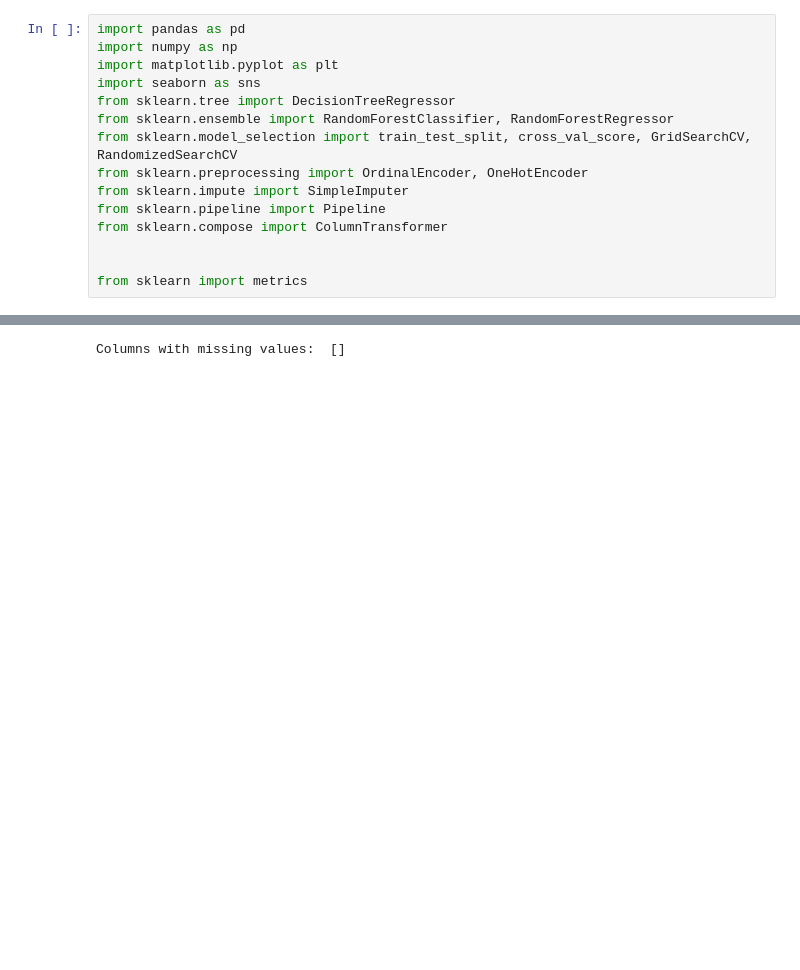
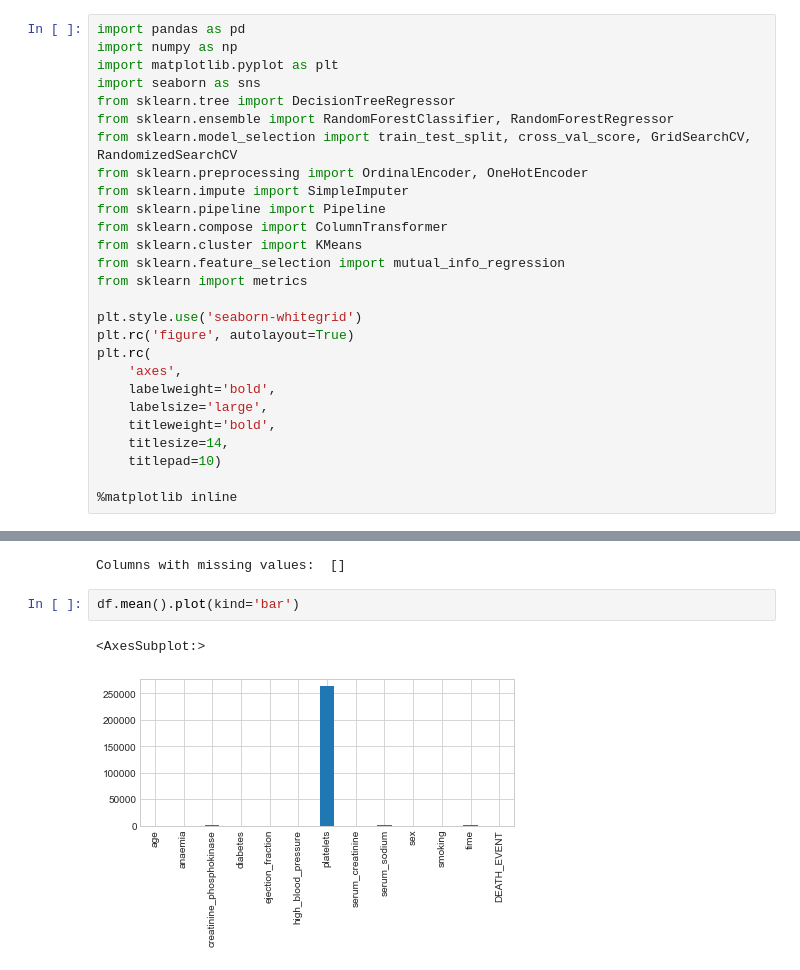
Before and after one commit to joshfuchs/ML_projects, a Jupyter notebook: heart_failure.ipynb, the cells around one changed output, grey strips where cells are left out. Drawn from its saved outputs; the diff is of its cells as text; blank space fills up the shorter version.

```diff
--- a/heart_failure.ipynb
+++ b/heart_failure.ipynb
@@ -25,9 +25,21 @@ from sklearn.preprocessing import OrdinalEncoder, OneHotEncoder
 from sklearn.impute import SimpleImputer
 from sklearn.pipeline import Pipeline
 from sklearn.compose import ColumnTransformer
+from sklearn.cluster import KMeans
+from sklearn.feature_selection import mutual_info_regression
+from sklearn import metrics
 
+plt.style.use('seaborn-whitegrid')
+plt.rc('figure', autolayout=True)
+plt.rc(
+    'axes',
+    labelweight='bold',
+    labelsize='large',
+    titleweight='bold',
+    titlesize=14,
+    titlepad=10)
 
-from sklearn import metrics
+%matplotlib inline
 # %% [markdown]
 ### Load and characterize dataset
 # %%
@@ -87,3 +99,8 @@ for x in cols_with_missing:
     print(x, ':', df[x].isna().sum())
 # %% [output]
 Columns with missing values:  []
+# %%
+df.mean().plot(kind='bar')
+# %% [output]
+<AxesSubplot:>
+[figure, added]
```
Also changed, not shown: parts of 12 cells of this notebook.
